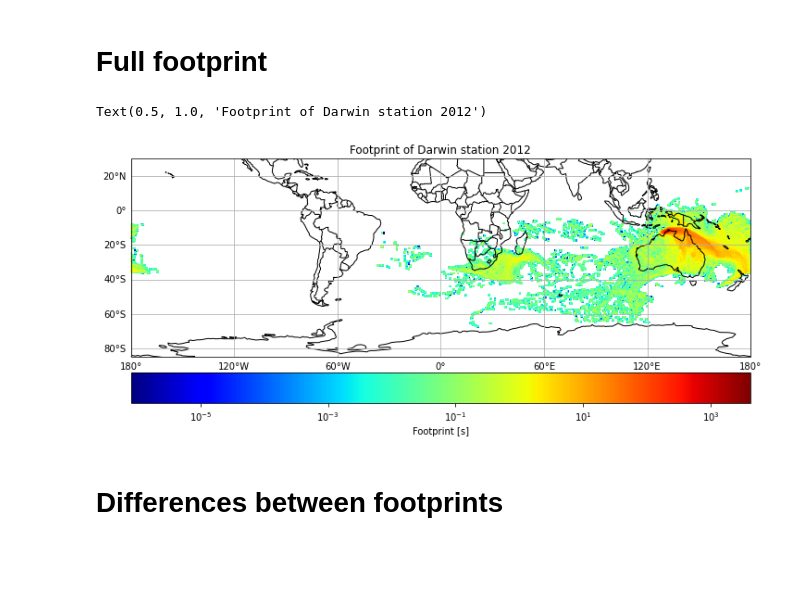
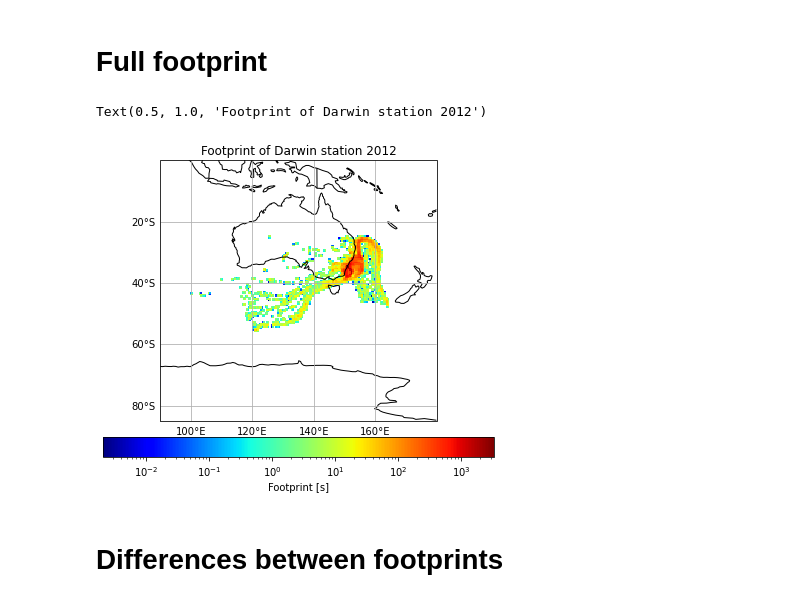
Before and after one commit to christopher-lw/ColumnFLEXPART, a Jupyter notebook: open_data/open_flexpart.ipynb, the cells around one changed output. Drawn from its saved outputs; the diff is of its cells as text; code cells hidden in the pictures; blank space fills up the shorter version.

```diff
--- a/open_data/open_flexpart.ipynb
+++ b/open_data/open_flexpart.ipynb
@@ -26,10 +26,11 @@ from open_data_utils import add_map, xr_to_gdf, add_country_names, country_inter
 dir_path = "/work/bb1170/RUN/b381737/software/flexpart_v10.4_3d7eebf/output/"
 #file_path = "/work/bb1170/RUN/b381737/software/flexpart_v10.4_3d7eebf/output/EI20090101-07/test2/grid_conc_20090101000000.nc"
 #file_path = "/work/bb1170/RUN/b381737/software/flexpart_v10.4_3d7eebf/output/EI20180905/grid_conc_20180905000000.nc"
-file_path = "OD20180905/grid_conc_20180905000000.nc"
+#file_path = "OD20180905/grid_conc_20180905000000.nc"
 #file_path = "/work/bb1170/RUN/b381737/software/flexpart_v10.4_3d7eebf/output/EI20141009-13/hko_mult/grid_time_20141013000000.nc"
 #file_path = "/work/bb1170/RUN/b381737/software/flexpart_v10.4_3d7eebf/output/EI20180126-20180201/grid_time_20180201210000.nc"
 #file_path = "/work/bb1170/RUN/b381737/software/flexpart_v10.4_3d7eebf/output/EI20180126-20180201/long/grid_time_20180201210000.nc"
-#file_path = dir_path + "EI20091123-20091207/grid_time_20091207210000.nc"
-#file_path = dir_path + "EI20121123-20121207/grid_time_20121207210000.nc"
+#file_path = "EI20091123-20091207/grid_time_20091207210000.nc"
+#file_path = "EI20121123-20121207/grid_time_20121207210000.nc"
+file_path = "EI20091123-20091207/wu_setup/grid_time_20091207210000.nc"
 data = xr.open_dataset(dir_path + file_path)
@@ -67,32 +88,32 @@ plt.show()
 # %%
 pointspec=[3,4,5]
 if type(pointspec) != list:
     sum_dict = dict(dim=["time"])
 else:
     sum_dict = dict(dim=["time", "pointspec"])
 
 cmap = "jet"
-extent = [-180,180,-85,30]
+extent = [90,180,-85,0]
 norm = colors.LogNorm()
 
-fig, ax = plt.subplots(1, 1, figsize=(12,6), subplot_kw=dict(projection=ccrs.PlateCarree()))
+fig, ax = plt.subplots(1, 1, figsize=(7,6), subplot_kw=dict(projection=ccrs.PlateCarree()))
 add_map(ax, extent=extent)
 
 mass = data.spec001_mr[dict(pointspec=pointspec)].sum(**sum_dict)
 mass = mass.where(mass!=0)
 vmin = np.min(mass).values
 vmax = np.max(mass).values
 
 mass.plot(ax=ax, cmap=cmap, norm=norm, transform=ccrs.PlateCarree(),
 
          cbar_kwargs=dict(label="Footprint [s]",
                          orientation="horizontal",
                          pad=0.05))
 ax.set_title("Footprint of Darwin station 2012")
 #fig.savefig(f"/mnt/lustre01/pf/b/b381737/python_scripts/figures/australia/dar_full_12.png")
 # %% [output]
 Text(0.5, 1.0, 'Footprint of Darwin station 2012')
-[figure, old version]
+[figure, new version]
 # %% [markdown]
 # Differences between footprints
 # %%
```
Also changed, not shown: parts of 2 cells of this notebook, 6 other files.
